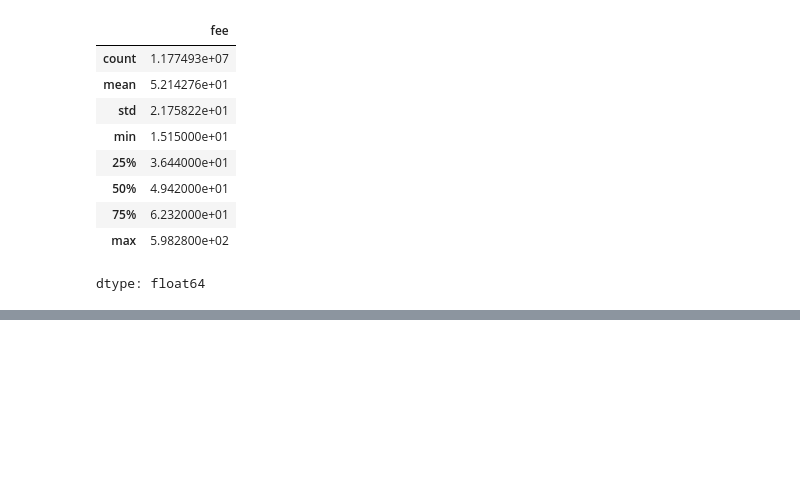
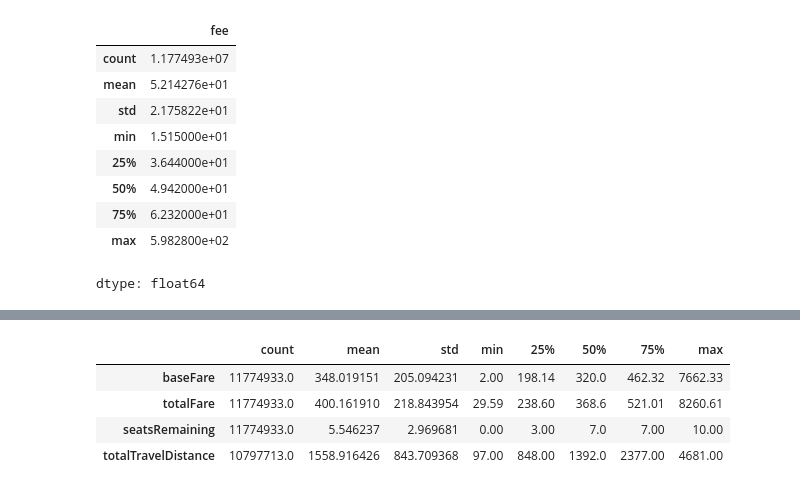
Before and after one commit to meozbrls/Flight_Prices_Analysis, a Jupyter notebook: notebooks/flight_prices_analysis.ipynb, the cells around one changed output, grey strips where cells are left out. Cells and saved outputs as stored; diff of their text form; code cells hidden in the pictures; blank space fills up the shorter version.

```diff
--- a/notebooks/flight_prices_analysis.ipynb
+++ b/notebooks/flight_prices_analysis.ipynb
@@ -154,0 +195,10 @@ dtype: float64
+# %%
+# Sayısal kolonların özet istatistikleri.
+num_cols = ["baseFare","totalFare","seatsRemaining","totalTravelDistance"]
+display(df[num_cols].describe(include="all").T)
+# %% [output]
+|  | count | mean | std | min | 25% | 50% | 75% | max |
+| baseFare | 11774933.0 | 348.019151 | 205.094231 | 2.00 | 198.14 | 320.0 | 462.32 | 7662.33 |
+| totalFare | 11774933.0 | 400.161910 | 218.843954 | 29.59 | 238.60 | 368.6 | 521.01 | 8260.61 |
+| seatsRemaining | 11774933.0 | 5.546237 | 2.969681 | 0.00 | 3.00 | 7.0 | 7.00 | 10.00 |
+| totalTravelDistance | 10797713.0 | 1558.916426 | 843.709368 | 97.00 | 848.00 | 1392.0 | 2377.00 | 4681.00 |
```
Also changed, not shown: parts of 5 cells of this notebook.
